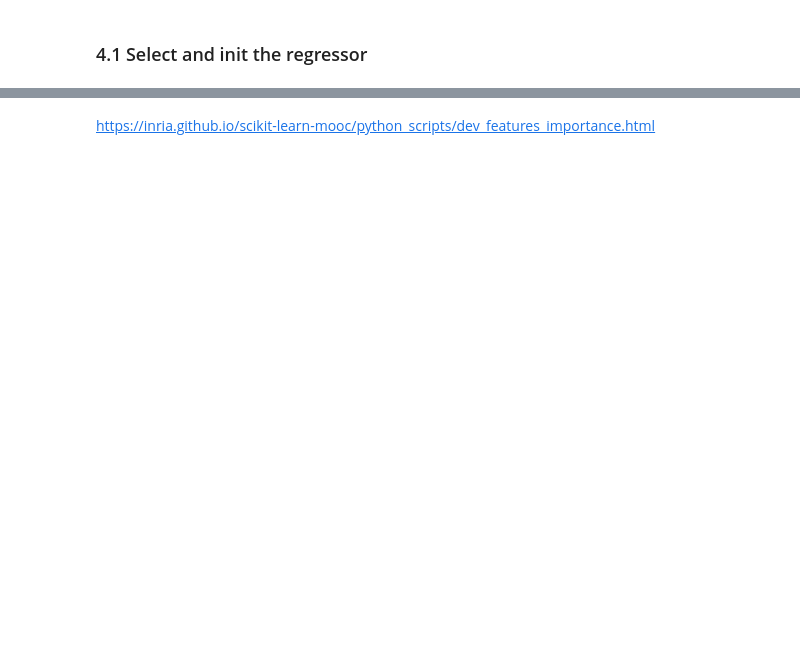
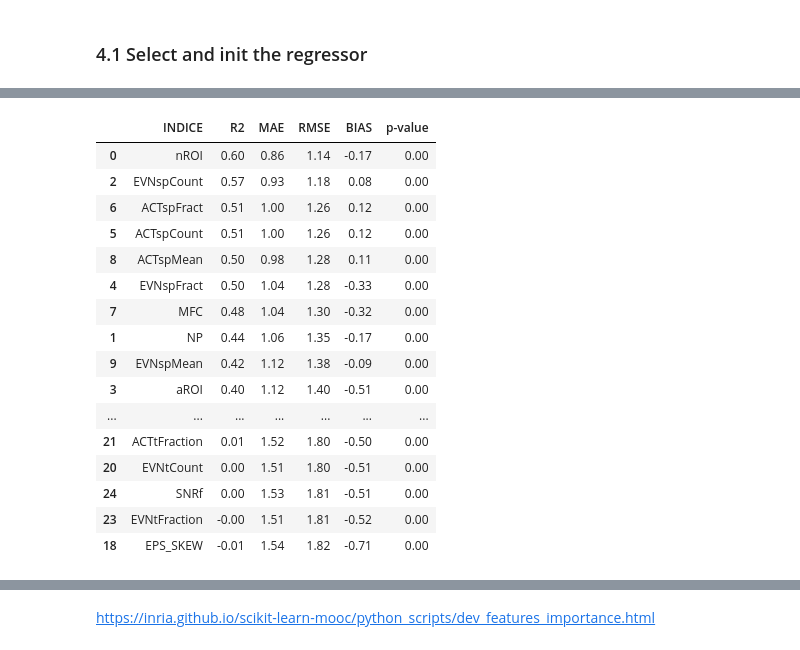
Before and after one commit to ear-team/haupert_acoustic_indices_2025, a Jupyter notebook: notebooks/03_indices_regression_linear_Groupkfold_by_habitat.ipynb, the cells around one changed output, grey strips where cells are left out. Saved outputs shown, nothing was run; the diff lists cells and outputs as text; code cells hidden in the pictures; blank space fills up the shorter version.

```diff
--- a/notebooks/03_indices_regression_linear_Groupkfold_by_habitat.ipynb
+++ b/notebooks/03_indices_regression_linear_Groupkfold_by_habitat.ipynb
@@ -614,0 +701,83 @@ Huber Regressor
+# %%
+"""==============================================================================
+    Compute the metrics of the best model for each indice
+    -----------------------------------------------------
+
+    The metrics are computed on the whole dataset, including the samples that were
+    not used for the training of the model.
+
+    Summary of the steps:
+    ---------------------
+    - For each indice in the list of significant indices (pvalue < 0.05):
+        - Get the prediction from the best model
+        - Compute the metrics (R2, MAE, RMSE, BIAS, SE, p-value)
+        - Store the metrics in a dataframe (df_metrics)
+    - Sort the dataframe (df_metrics) by R2
+    - Display the dataframe (df_metrics)
+
+================================================================================"""
+
+# sort the column habitat to have the same automatic color assignation
+df = df.sort_values(by='habitat')
+
+# list of indices that have a significant p-value after group kfold regression
+significant_indices = df_metrics_kfold['INDICE'].tolist()
+
+df_metrics = pd.DataFrame()
+
+for CURRENT_INDICE in significant_indices :
+
+    # Set the variables
+    x = df_initial[CURRENT_INDICE].values
+    y = df_initial[GT].values
+
+    # Get the prediction from the best model
+    slope = best_models_kfolds[CURRENT_INDICE].coef_[0]
+    intercept = best_models_kfolds[CURRENT_INDICE].intercept_
+    y_model = slope*x + intercept
+
+    # Statistics
+    n     = len(y)                                     # number of observations
+    k     = 1                                          # number of independent variables
+    dof   = n - k -1                                   # degrees of freedom (-1 for intercept)
+    t     = stats.t.ppf(0.95, dof)                     # t-statistic; used for CI and PI bands
+
+    # Estimates of Error in Data/Model
+    residual = y - y_model                                          # residuals; diff. actual data from predicted values
+    RSE     = np.sqrt(np.sum(residual**2) / dof)                    # standard error of the regression RSE also known as the standard error of the estimate
+    SE      = np.sqrt(RSE**2 / (np.sum((x - np.mean(x))**2)))       # standard error SE of the slope
+    r2    = 1-np.sum(residual**2) / np.sum((y - np.mean(y))**2)     # coefficient of determination r²
+    mae   = np.mean(np.abs(residual))                               # mean absolute error (MAE)
+    rmse  = np.sqrt(np.mean(residual**2))                           # root mean square error (RMSE)
+    bias  = np.mean(residual)                                       # estimate the bias (= mean error (ME))
+    p_value = 2*(stats.t.sf(np.abs(slope) / SE, df=dof))            # p-value of the slope based on the estimator and the standard error (t-distribution)
+
+    # add the metrics to the dataframe
+    if df_metrics.empty :
+        df_metrics = pd.DataFrame({'INDICE': [CURRENT_INDICE], 'R2': [r2], 'MAE': [mae], 'RMSE': [rmse], 'BIAS': [bias], 'p-value': [p_value]})
+    else :
+        df_metrics = pd.concat([df_metrics, pd.DataFrame({'INDICE': [CURRENT_INDICE], 'R2': [r2], 'MAE': [mae], 'RMSE': [rmse], 'BIAS': [bias], 'p-value': [p_value]})], ignore_index=True)
+
+# sort the dataframe by R2
+df_metrics.sort_values(['R2'], ascending=False, inplace=True)
+# display the dataframe
+pd.options.display.float_format = "{:,.2f}".format # display numbers with 2 decimals
+display(df_metrics)
+# %% [output]
+|  | INDICE | R2 | MAE | RMSE | BIAS | p-value |
+| 0 | nROI | 0.60 | 0.86 | 1.14 | -0.17 | 0.00 |
+| 2 | EVNspCount | 0.57 | 0.93 | 1.18 | 0.08 | 0.00 |
+| 6 | ACTspFract | 0.51 | 1.00 | 1.26 | 0.12 | 0.00 |
+| 5 | ACTspCount | 0.51 | 1.00 | 1.26 | 0.12 | 0.00 |
+| 8 | ACTspMean | 0.50 | 0.98 | 1.28 | 0.11 | 0.00 |
+| 4 | EVNspFract | 0.50 | 1.04 | 1.28 | -0.33 | 0.00 |
+| 7 | MFC | 0.48 | 1.04 | 1.30 | -0.32 | 0.00 |
+| 1 | NP | 0.44 | 1.06 | 1.35 | -0.17 | 0.00 |
+| 9 | EVNspMean | 0.42 | 1.12 | 1.38 | -0.09 | 0.00 |
+| 3 | aROI | 0.40 | 1.12 | 1.40 | -0.51 | 0.00 |
+| ... | ... | ... | ... | ... | ... | ... |
+| 21 | ACTtFraction | 0.01 | 1.52 | 1.80 | -0.50 | 0.00 |
+| 20 | EVNtCount | 0.00 | 1.51 | 1.80 | -0.51 | 0.00 |
+| 24 | SNRf | 0.00 | 1.53 | 1.81 | -0.51 | 0.00 |
+| 23 | EVNtFraction | -0.00 | 1.51 | 1.81 | -0.52 | 0.00 |
+| 18 | EPS_SKEW | -0.01 | 1.54 | 1.82 | -0.71 | 0.00 |
```
Also changed, not shown: parts of 28 cells of this notebook, 14 other files.
